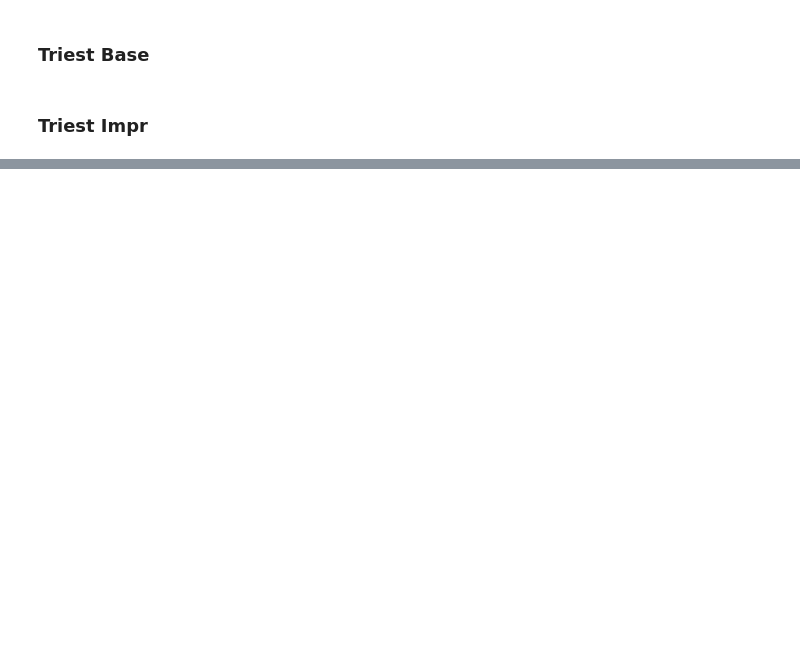
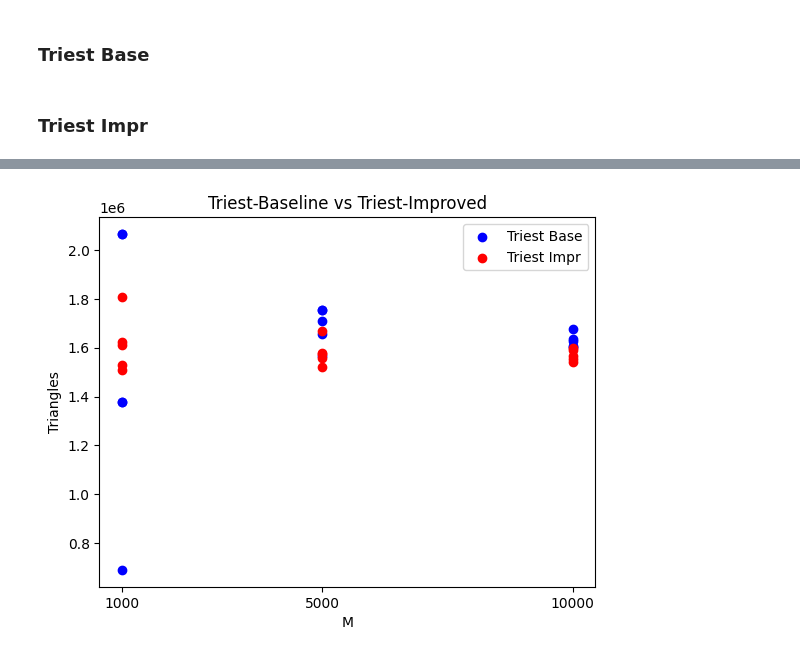
Before and after one commit to noeljn/Data-Mining, a Jupyter notebook: (3)_Mining_Data_Streams/code/main.ipynb, the cells around one changed output, grey strips where cells are left out. Cells and saved outputs as stored; diff of their text form; code cells hidden in the pictures; blank space fills up the shorter version.

```diff
--- a/(3)_Mining_Data_Streams/code/main.ipynb
+++ b/(3)_Mining_Data_Streams/code/main.ipynb
@@ -63,0 +84,7 @@ with open("data/triest_impr.csv", "w") as f:
+# %%
+path_triest_base = "../output/triest_base_facebook.csv"
+path_triest_impr = "../output/triest_impr_facebook.csv"
+# %%
+plot(path_triest_base, path_triest_impr)
+# %% [output]
+[figure, added]
```
Also changed, not shown: parts of 7 cells of this notebook, 4 other files.
